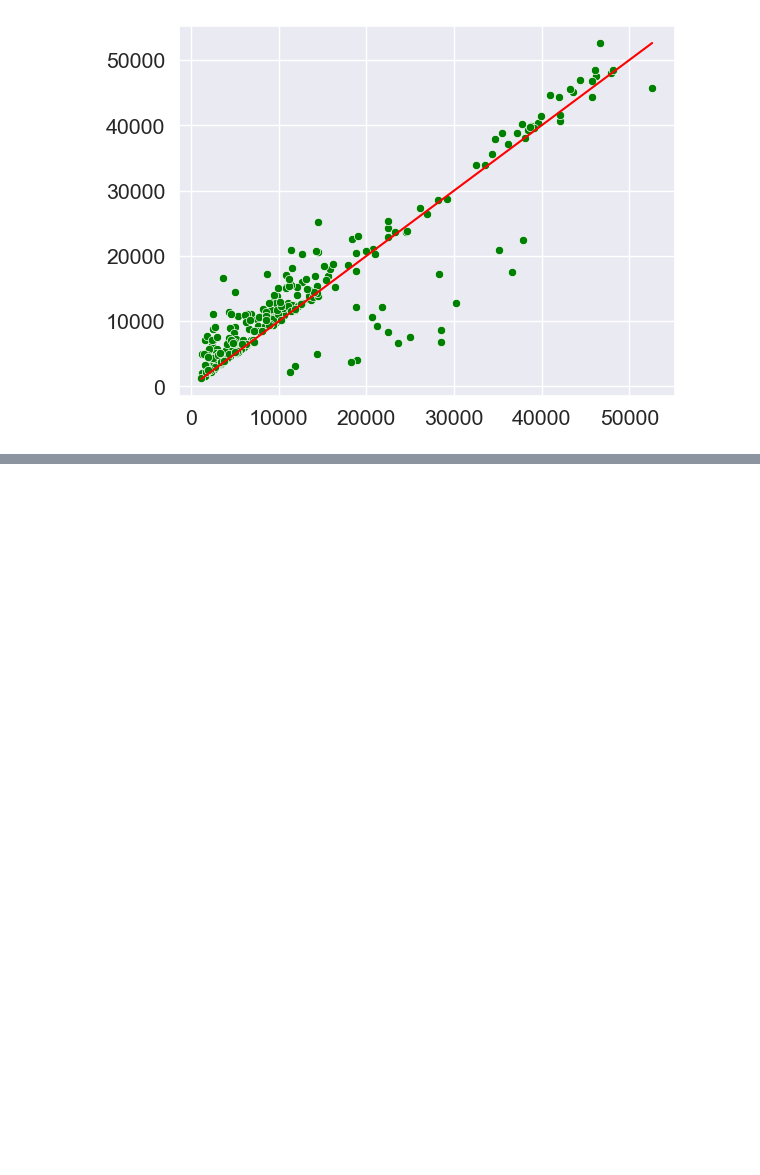
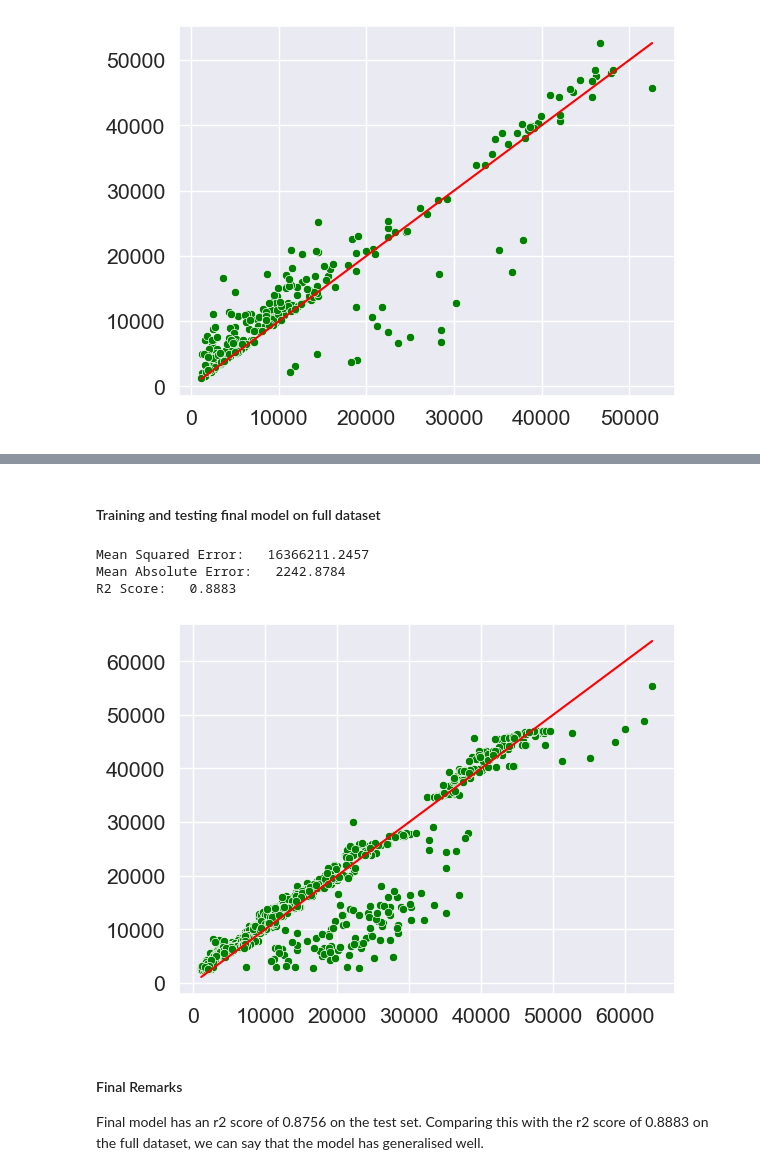
Before and after one commit to trevenue44/insurance-cost-prediction, a Jupyter notebook: main.ipynb, the cells around one changed output, grey strips where cells are left out. Cells and saved outputs as stored; diff of their text form; code cells hidden in the pictures; blank space fills up the shorter version.

```diff
--- a/main.ipynb
+++ b/main.ipynb
@@ -220,0 +334,29 @@ R2 Score:   0.8458
+# %% [markdown]
+#### Training and testing final model on full dataset
+# %%
+X = insurance.drop("charges", axis=1)
+y = insurance["charges"].copy().to_numpy().reshape(-1, 1)
+
+final_model.fit(X, y.ravel())
+
+final_y_pred = final_model.predict(X)
+
+# calculating the error metrics
+print("Mean Squared Error: ", f"{mean_squared_error(y, final_y_pred): .4f}")
+print("Mean Absolute Error: ", f"{mean_absolute_error(y, final_y_pred): .4f}")
+print("R2 Score: ", f"{r2_score(y, final_y_pred): .4f}")
+
+# plotting both the scatter of y_test and the regression line for predicted values
+sns.scatterplot(x=y.flatten(), y=final_y_pred.flatten(), color="green")
+sns.lineplot(x=y.flatten(), y=y.flatten(), color="red")
+plt.show()
+# %% [output]
+Mean Squared Error:   16366211.2457
+Mean Absolute Error:   2242.8784
+R2 Score:   0.8883
+[figure, added]
+# %% [markdown]
+#### Final Remarks
+
+Final model has an r2 score of 0.8756 on the test set.
+Comparing this with the r2 score of 0.8883 on the full dataset, we can say that the model has generalised well.
```
Also changed, not shown: parts of 11 cells of this notebook.
